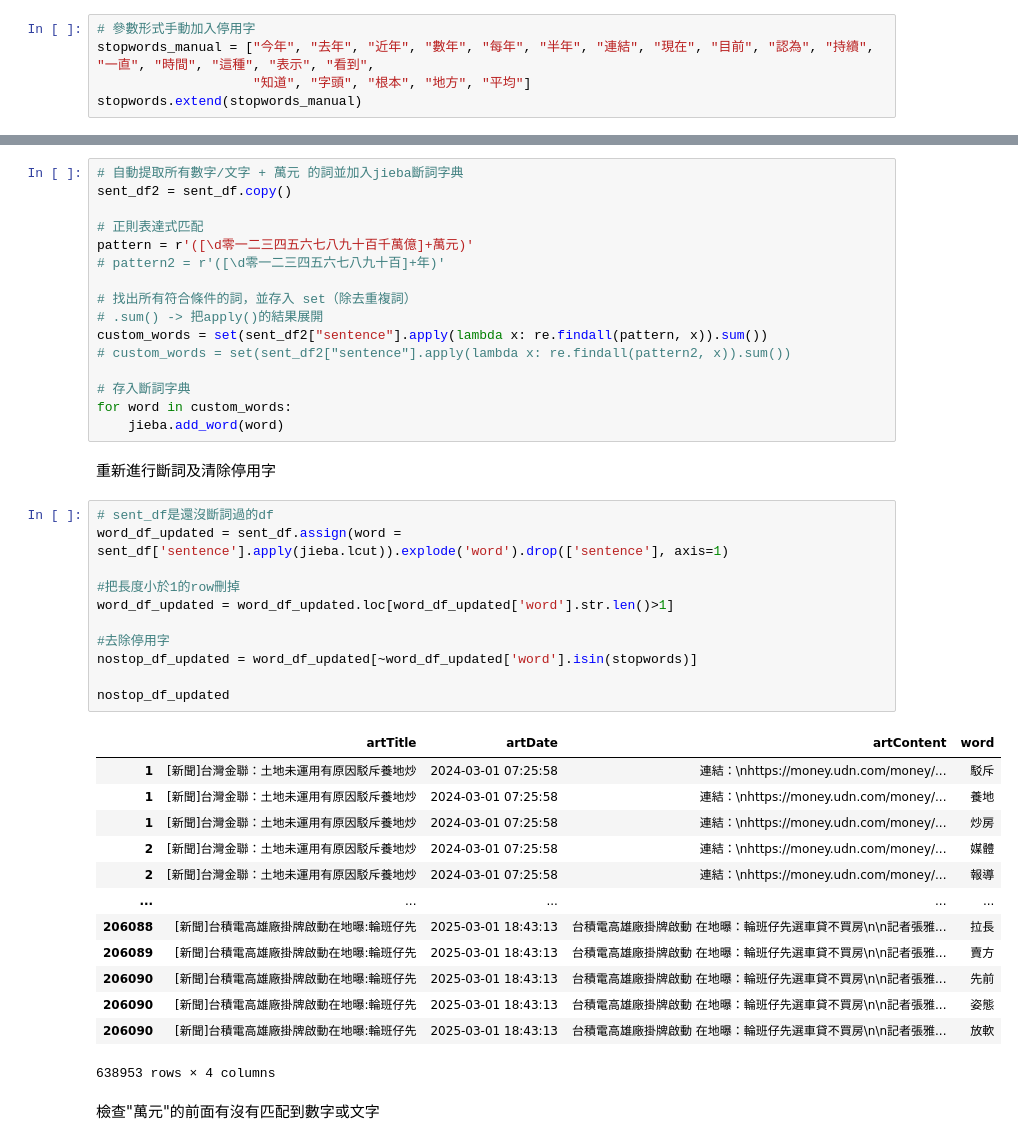
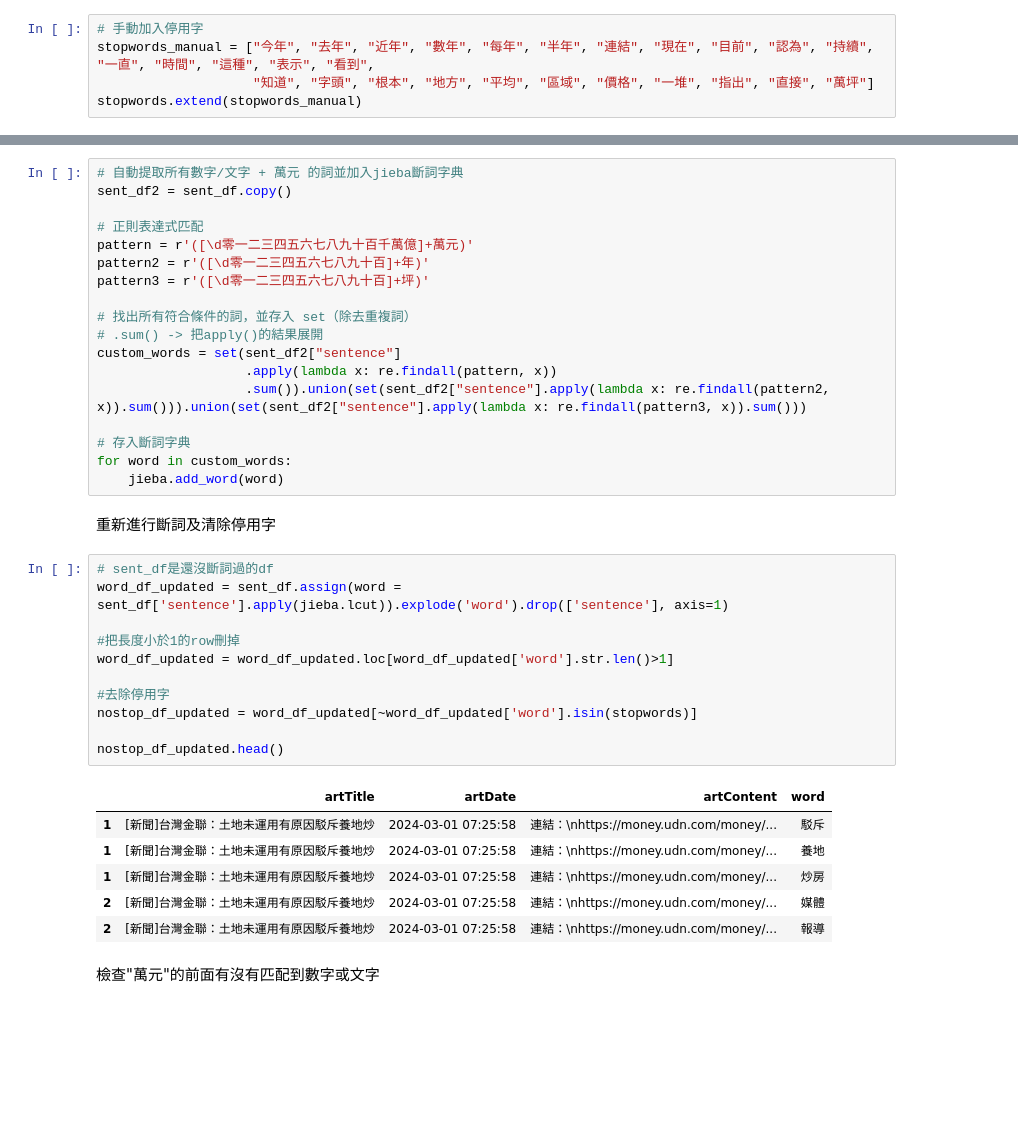
Before and after one commit to bf-yao/2025-SMA-Study-Group-8, a Jupyter notebook: study_group8-1.ipynb, the cells around one changed output, grey strips where cells are left out. Drawn from its saved outputs; the diff is of its cells as text; blank space fills up the shorter version.

```diff
--- a/study_group8-1.ipynb
+++ b/study_group8-1.ipynb
@@ -332,6 +315,6 @@ plt.show()
 # %%
-# 參數形式手動加入停用字
+# 手動加入停用字
 stopwords_manual = ["今年", "去年", "近年", "數年", "每年", "半年", "連結", "現在", "目前", "認為", "持續", "一直", "時間", "這種", "表示", "看到",
-                    "知道", "字頭", "根本", "地方", "平均"]
+                    "知道", "字頭", "根本", "地方", "平均", "區域", "價格", "一堆", "指出", "直接", "萬坪"]
 stopwords.extend(stopwords_manual)
 # %%
@@ -403,12 +388,14 @@ sent_df2 = sent_df.copy()
 
 # 正則表達式匹配
 pattern = r'([\d零一二三四五六七八九十百千萬億]+萬元)'
-# pattern2 = r'([\d零一二三四五六七八九十百]+年)'
+pattern2 = r'([\d零一二三四五六七八九十百]+年)'
+pattern3 = r'([\d零一二三四五六七八九十百]+坪)'
 
 # 找出所有符合條件的詞，並存入 set（除去重複詞）
 # .sum() -> 把apply()的結果展開
-custom_words = set(sent_df2["sentence"].apply(lambda x: re.findall(pattern, x)).sum())
-# custom_words = set(sent_df2["sentence"].apply(lambda x: re.findall(pattern2, x)).sum())
+custom_words = set(sent_df2["sentence"]
+                   .apply(lambda x: re.findall(pattern, x))
+                   .sum()).union(set(sent_df2["sentence"].apply(lambda x: re.findall(pattern2, x)).sum())).union(set(sent_df2["sentence"].apply(lambda x: re.findall(pattern3, x)).sum()))
 
 # 存入斷詞字典
 for word in custom_words:
@@ -418,28 +405,21 @@ for word in custom_words:
 # %%
 # sent_df是還沒斷詞過的df
 word_df_updated = sent_df.assign(word = sent_df['sentence'].apply(jieba.lcut)).explode('word').drop(['sentence'], axis=1)
 
 #把長度小於1的row刪掉
 word_df_updated = word_df_updated.loc[word_df_updated['word'].str.len()>1]
 
 #去除停用字
 nostop_df_updated = word_df_updated[~word_df_updated['word'].isin(stopwords)]
 
-nostop_df_updated
+nostop_df_updated.head()
 # %% [output]
 |  | artTitle | artDate | artContent | word |
 | 1 | [新聞]台灣金聯：土地未運用有原因駁斥養地炒 | 2024-03-01 07:25:58 | 連結：\nhttps://money.udn.com/money/... | 駁斥 |
 | 1 | [新聞]台灣金聯：土地未運用有原因駁斥養地炒 | 2024-03-01 07:25:58 | 連結：\nhttps://money.udn.com/money/... | 養地 |
 | 1 | [新聞]台灣金聯：土地未運用有原因駁斥養地炒 | 2024-03-01 07:25:58 | 連結：\nhttps://money.udn.com/money/... | 炒房 |
 | 2 | [新聞]台灣金聯：土地未運用有原因駁斥養地炒 | 2024-03-01 07:25:58 | 連結：\nhttps://money.udn.com/money/... | 媒體 |
 | 2 | [新聞]台灣金聯：土地未運用有原因駁斥養地炒 | 2024-03-01 07:25:58 | 連結：\nhttps://money.udn.com/money/... | 報導 |
-| ... | ... | ... | ... | ... |
-| 206088 | [新聞]台積電高雄廠掛牌啟動在地曝:輪班仔先 | 2025-03-01 18:43:13 | 台積電高雄廠掛牌啟動 在地曝：輪班仔先選車貸不買房\n\n記者張雅... | 拉長 |
-| 206089 | [新聞]台積電高雄廠掛牌啟動在地曝:輪班仔先 | 2025-03-01 18:43:13 | 台積電高雄廠掛牌啟動 在地曝：輪班仔先選車貸不買房\n\n記者張雅... | 賣方 |
-| 206090 | [新聞]台積電高雄廠掛牌啟動在地曝:輪班仔先 | 2025-03-01 18:43:13 | 台積電高雄廠掛牌啟動 在地曝：輪班仔先選車貸不買房\n\n記者張雅... | 先前 |
-| 206090 | [新聞]台積電高雄廠掛牌啟動在地曝:輪班仔先 | 2025-03-01 18:43:13 | 台積電高雄廠掛牌啟動 在地曝：輪班仔先選車貸不買房\n\n記者張雅... | 姿態 |
-| 206090 | [新聞]台積電高雄廠掛牌啟動在地曝:輪班仔先 | 2025-03-01 18:43:13 | 台積電高雄廠掛牌啟動 在地曝：輪班仔先選車貸不買房\n\n記者張雅... | 放軟 |
-638953 rows × 4 columns
 # %% [markdown]
 檢查"萬元"的前面有沒有匹配到數字或文字
 # %%
```
Also changed, not shown: parts of 35 cells of this notebook, 3 other files.
